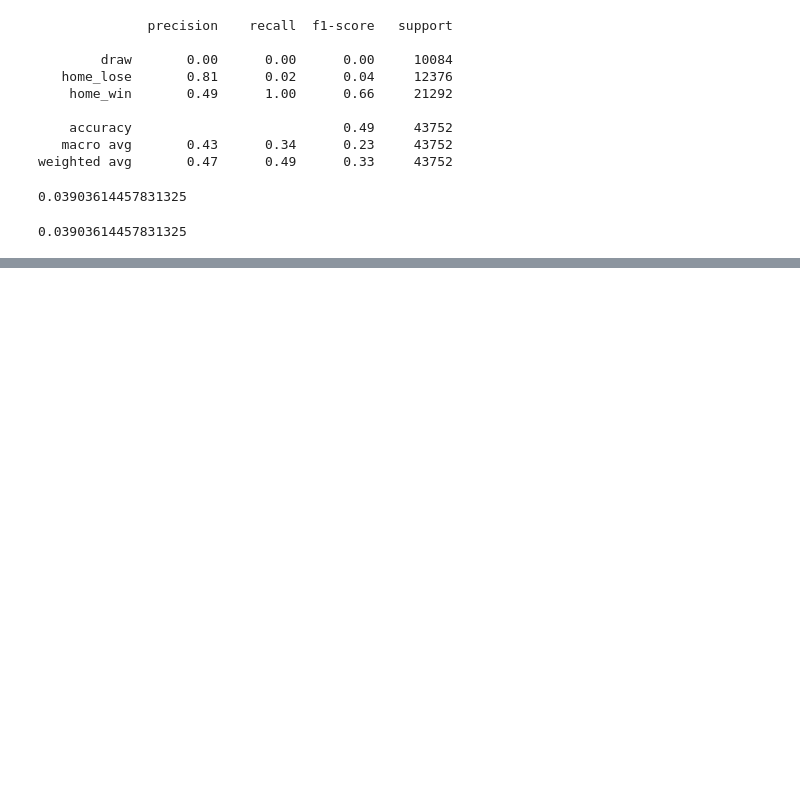
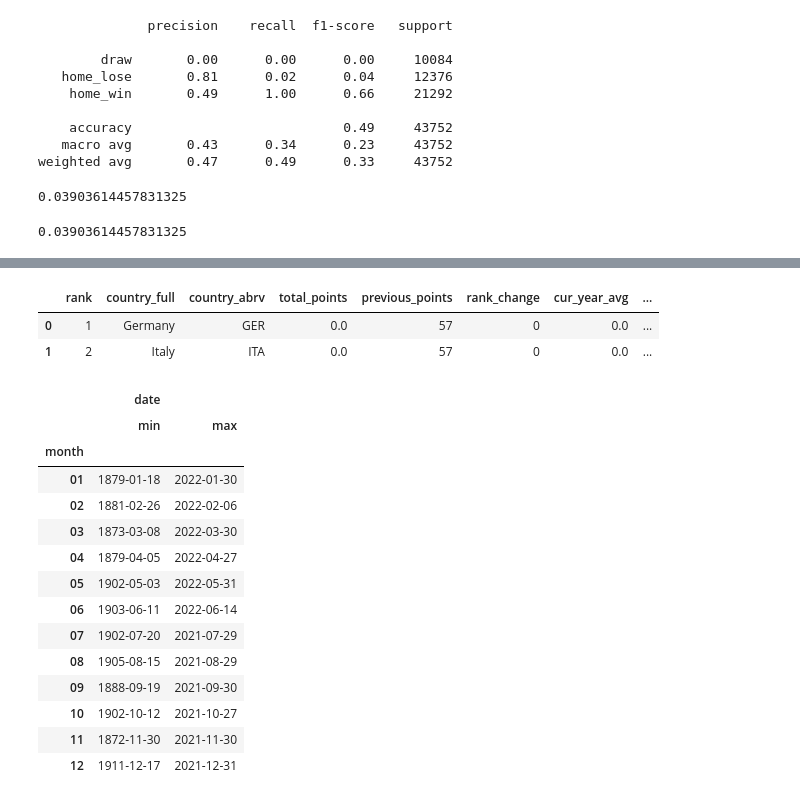
Before and after one commit to Omaraitbenhaddi/ODC-World-Cup-2022-Predictions, a Jupyter notebook: notebooks/data_exploration.ipynb, the cells around one changed output, grey strips where cells are left out. Drawn from its saved outputs; the diff is of its cells as text; code cells hidden in the pictures; blank space fills up the shorter version.

```diff
--- a/notebooks/data_exploration.ipynb
+++ b/notebooks/data_exploration.ipynb
@@ -231,0 +277,9 @@ recall = .02
+# %%
+fr.head(2)
+# %% [output]
+|  | rank | country_full | country_abrv | total_points | previous_points | rank_change | cur_year_avg | ... |
+| 0 | 1 | Germany | GER | 0.0 | 57 | 0 | 0.0 | ... |
+| 1 | 2 | Italy | ITA | 0.0 | 57 | 0 | 0.0 | ... |
+# %%
+df['year'] = df.apply(lambda x: x.date[:4], axis=1)
+df['month'] = df.apply(lambda x: x.date[5:7], axis=1)
@@ -231,0 +289,18 @@ recall = .02
+# %%
+df.groupby('month').agg({'date':['min', 'max']})
+# %% [output]
+|  | date |  |
+|  | min | max |
+| month |  |  |
+| 01 | 1879-01-18 | 2022-01-30 |
+| 02 | 1881-02-26 | 2022-02-06 |
+| 03 | 1873-03-08 | 2022-03-30 |
+| 04 | 1879-04-05 | 2022-04-27 |
+| 05 | 1902-05-03 | 2022-05-31 |
+| 06 | 1903-06-11 | 2022-06-14 |
+| 07 | 1902-07-20 | 2021-07-29 |
+| 08 | 1905-08-15 | 2021-08-29 |
+| 09 | 1888-09-19 | 2021-09-30 |
+| 10 | 1902-10-12 | 2021-10-27 |
+| 11 | 1872-11-30 | 2021-11-30 |
+| 12 | 1911-12-17 | 2021-12-31 |
```
Also changed, not shown: parts of 16 cells of this notebook.
